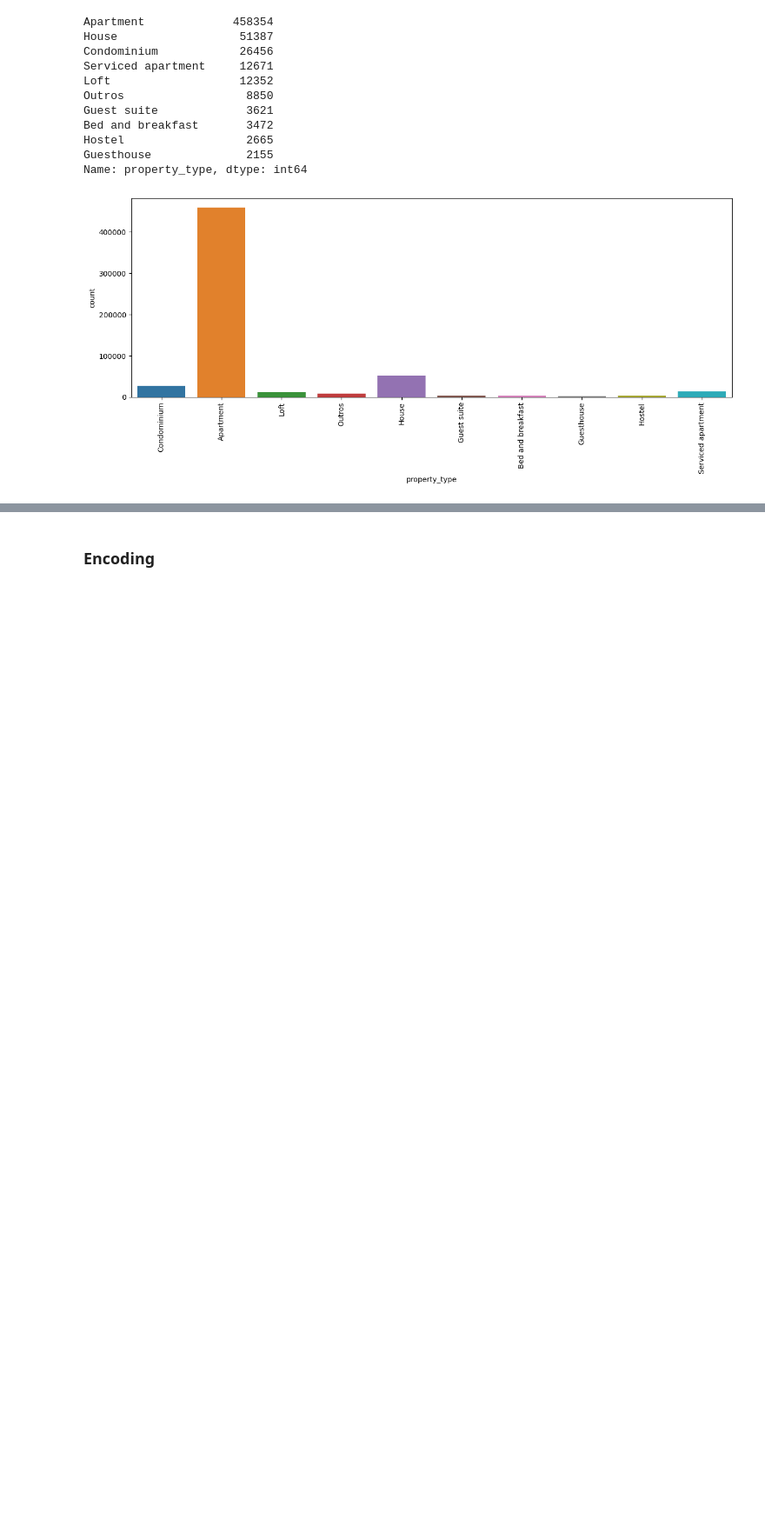
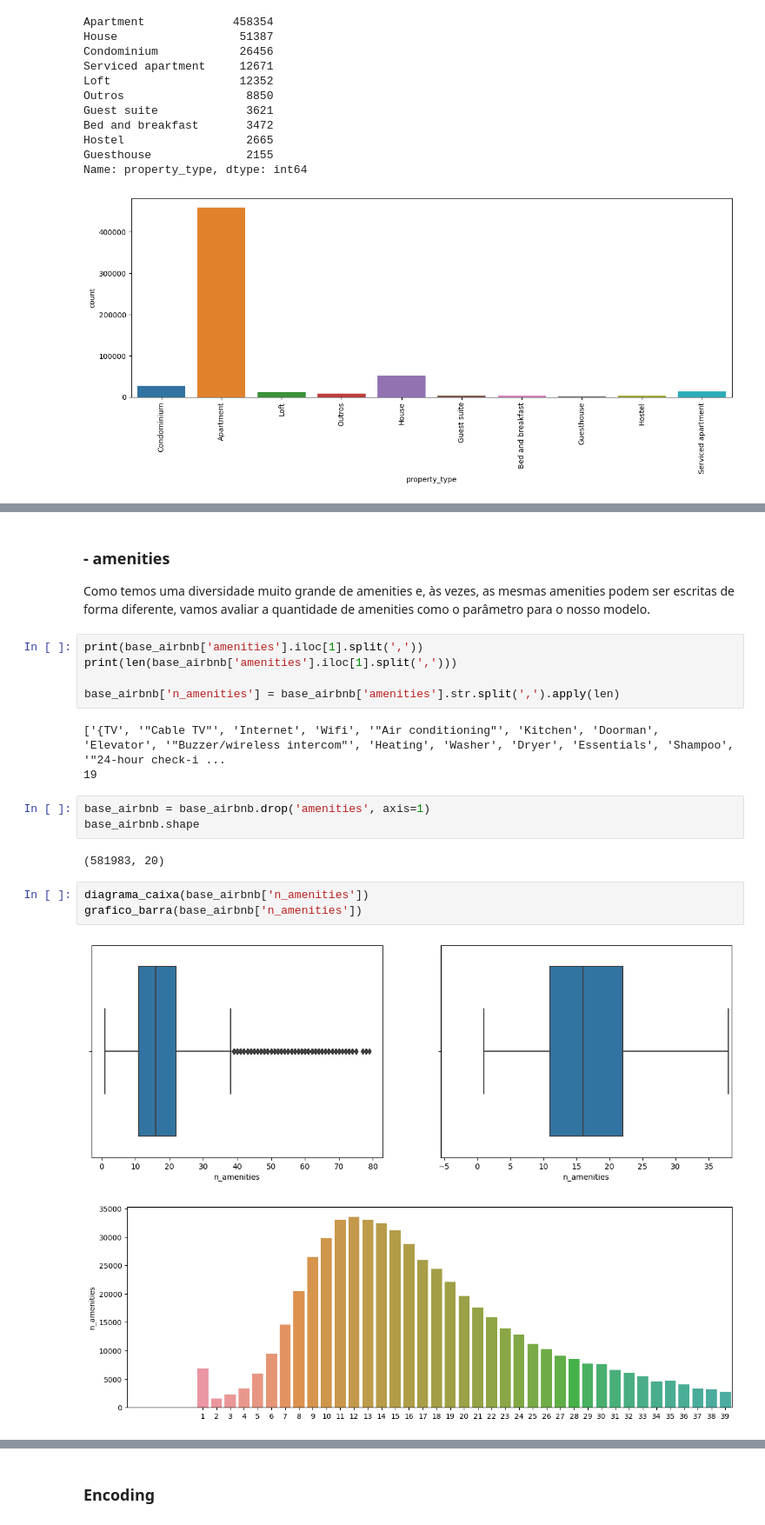
Before and after one commit to thiarly/impressionador-python-course, a Jupyter notebook: 36 - Projeto 3 Ciência de Dados/Airbnb/Solução Airbnb Rio.ipynb, the cells around one changed output, grey strips where cells are left out. Shown at 87% size. Drawn from its saved outputs; the diff is of its cells as text; blank space fills up the shorter version.

```diff
--- a/36 - Projeto 3 Ciência de Dados/Airbnb/Solução Airbnb Rio.ipynb
+++ b/36 - Projeto 3 Ciência de Dados/Airbnb/Solução Airbnb Rio.ipynb
@@ -523,0 +626,22 @@ Name: property_type, dtype: int64
+# %% [markdown]
+### - amenities
+Como temos uma diversidade muito grande de amenities e, às vezes, as mesmas amenities podem ser escritas de forma diferente, vamos avaliar a quantidade de amenities como o parâmetro para o nosso modelo.
+# %%
+print(base_airbnb['amenities'].iloc[1].split(','))
+print(len(base_airbnb['amenities'].iloc[1].split(',')))
+
+base_airbnb['n_amenities'] = base_airbnb['amenities'].str.split(',').apply(len)
+# %% [output]
+['{TV', '"Cable TV"', 'Internet', 'Wifi', '"Air conditioning"', 'Kitchen', 'Doorman', 'Elevator', '"Buzzer/wireless intercom"', 'Heating', 'Washer', 'Dryer', 'Essentials', 'Shampoo', '"24-hour check-i ...
+19
+# %%
+base_airbnb = base_airbnb.drop('amenities', axis=1)
+base_airbnb.shape
+# %% [output]
+(581983, 20)
+# %%
+diagrama_caixa(base_airbnb['n_amenities'])
+grafico_barra(base_airbnb['n_amenities'])
+# %% [output]
+[figure, added]
+[figure, added]
```
Also changed, not shown: parts of 10 cells of this notebook.
